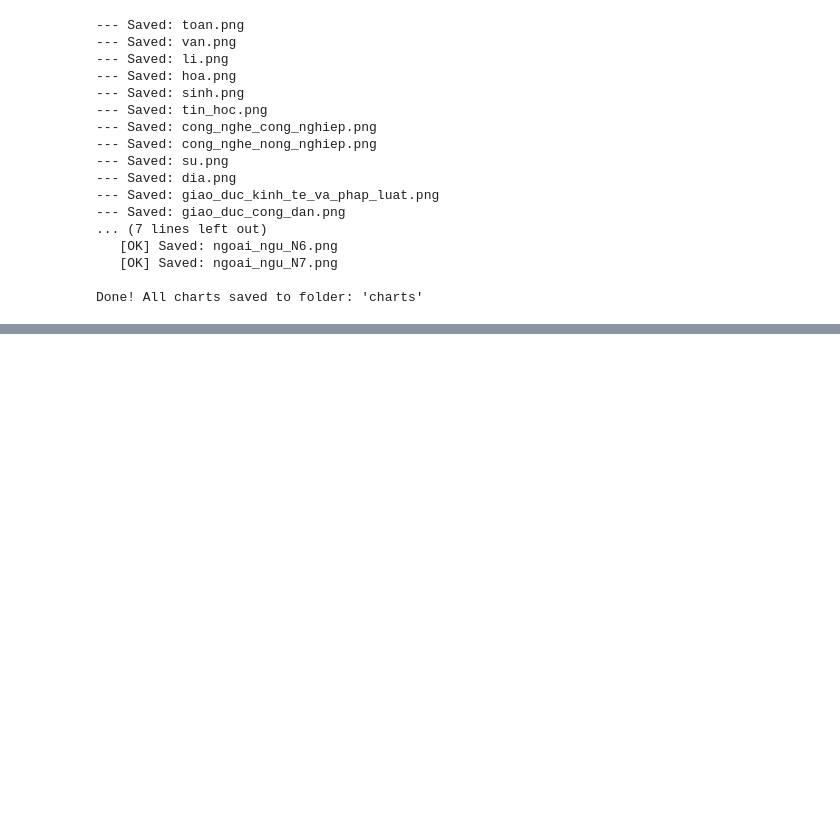
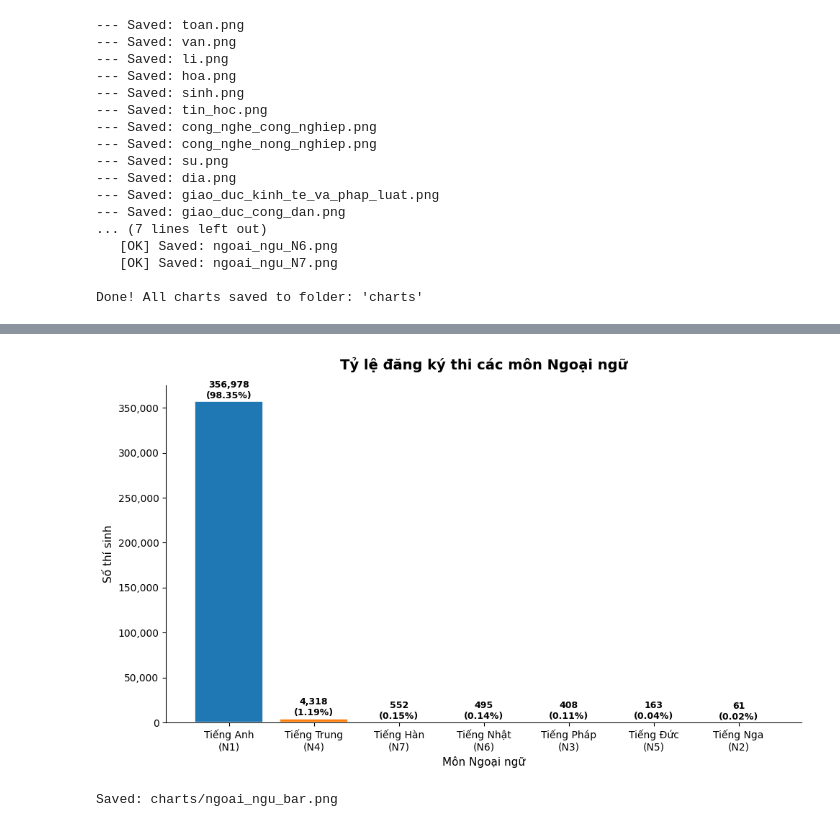
Before and after one commit to minhtriet-le/graduation_score_2025, a Jupyter notebook: process.ipynb, the cells around one changed output, grey strips where cells are left out. Drawn from its saved outputs; the diff is of its cells as text; code cells hidden in the pictures; blank space fills up the shorter version.

```diff
--- a/process.ipynb
+++ b/process.ipynb
@@ -275,0 +298,56 @@ Done! All charts saved to folder: 'charts'
+# %%
+
+# ==============================
+# Bar chart – Tỷ lệ đăng ký các môn Ngoại ngữ
+# ==============================
+df = pd.read_parquet('combined_data.parquet')
+
+lang_counts = (
+    df[df['ma_mon_ngoai_ngu'].notna() & df['ngoai_ngu'].notna()]
+    ['ma_mon_ngoai_ngu']
+    .value_counts()
+    .sort_values(ascending=False)
+)
+
+FOREIGN_LANG_LABELS = {
+    "N1": "Tiếng Anh",
+    "N2": "Tiếng Nga",
+    "N3": "Tiếng Pháp",
+    "N4": "Tiếng Trung",
+    "N5": "Tiếng Đức",
+    "N6": "Tiếng Nhật",
+    "N7": "Tiếng Hàn",
+}
+
+total = lang_counts.sum()
+x_labels = [f"{FOREIGN_LANG_LABELS.get(c, c)}\n({c})" for c in lang_counts.index]
+counts    = lang_counts.values
+colors    = plt.cm.tab10.colors[:len(counts)]
+
+fig, ax = plt.subplots(figsize=(10, 6))
+
+bars = ax.bar(x_labels, counts, color=colors, edgecolor='white', linewidth=1.2)
+
+# Annotate each bar with count + percentage
+for bar, count in zip(bars, counts):
+    pct = count / total * 100
+    ax.text(
+        bar.get_x() + bar.get_width() / 2,
+        bar.get_height() + total * 0.003,
+        f"{count:,}\n({pct:.2f}%)",
+        ha='center', va='bottom', fontsize=9, fontweight='bold'
+    )
+
+ax.set_title("Tỷ lệ đăng ký thi các môn Ngoại ngữ", fontsize=14, fontweight="bold", pad=16)
+ax.set_xlabel("Môn Ngoại ngữ", fontsize=11)
+ax.set_ylabel("Số thí sinh", fontsize=11)
+ax.yaxis.set_major_formatter(plt.FuncFormatter(lambda x, _: f"{int(x):,}"))
+sns.despine()
+
+plt.tight_layout()
+plt.savefig("charts/ngoai_ngu_bar.png", dpi=120, bbox_inches='tight')
+plt.show()
+print("Saved: charts/ngoai_ngu_bar.png")
+# %% [output]
+[figure, added]
+Saved: charts/ngoai_ngu_bar.png
```
Also changed, not shown: parts of 5 cells of this notebook.
